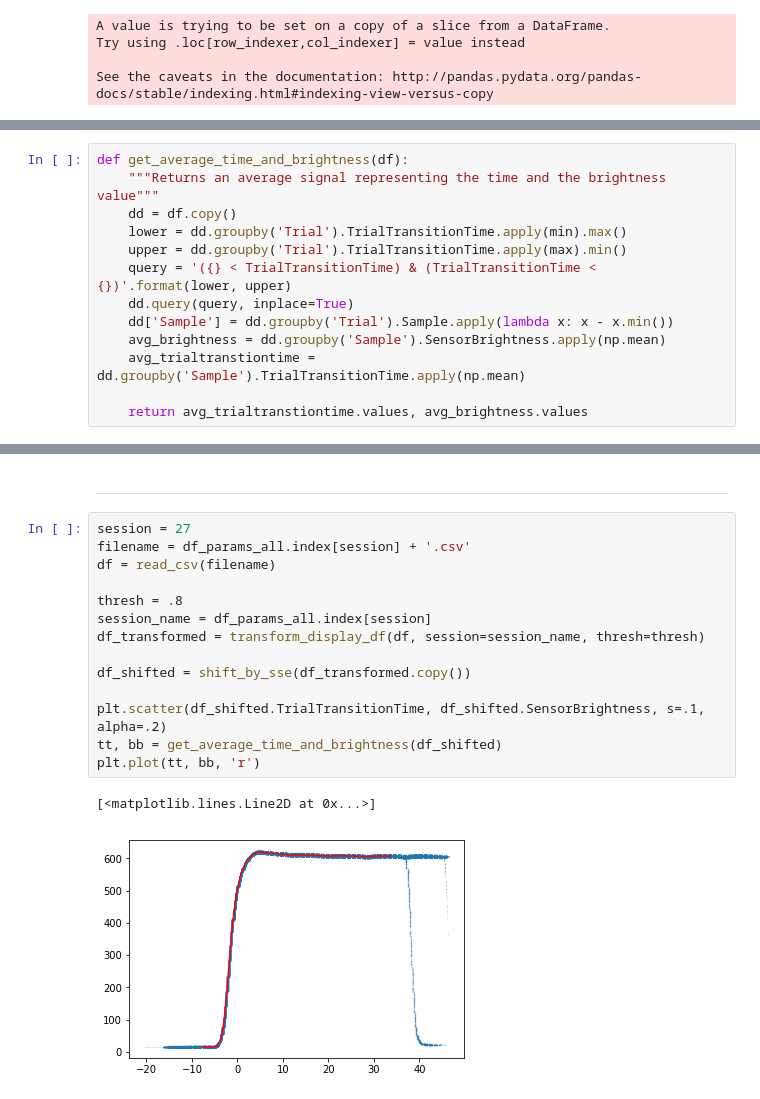
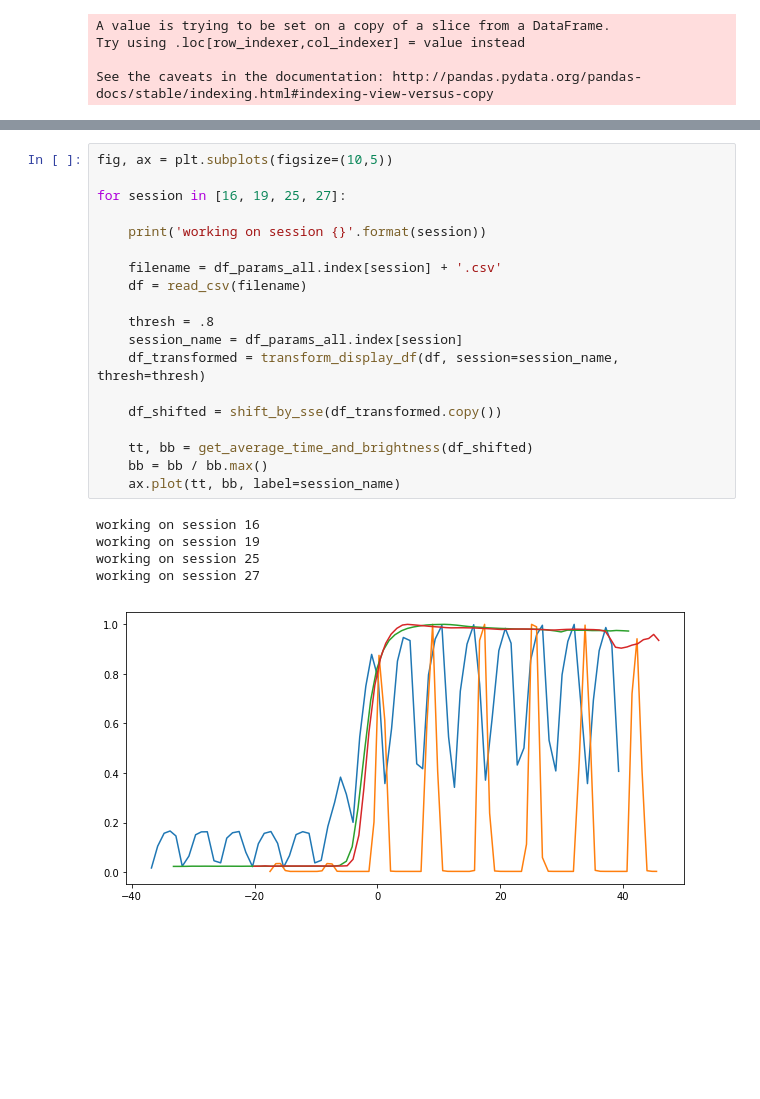
Before and after one commit to mohammadbashiri/vrlatency, a Jupyter notebook: notebooks/reports/Display.ipynb, the cells around one changed output, grey strips where cells are left out. Cells and saved outputs as stored; diff of their text form; blank space fills up the shorter version.

```diff
--- a/notebooks/reports/Display.ipynb
+++ b/notebooks/reports/Display.ipynb
@@ -181,13 +175,0 @@ plt.plot(avg_trialtranstiontime, avg_brightness, 'r')
-# %%
-def get_average_time_and_brightness(df):
-    """Returns an average signal representing the time and the brightness value"""
-    dd = df.copy()
-    lower = dd.groupby('Trial').TrialTransitionTime.apply(min).max()
-    upper = dd.groupby('Trial').TrialTransitionTime.apply(max).min()
-    query = '({} < TrialTransitionTime) & (TrialTransitionTime < {})'.format(lower, upper)
-    dd.query(query, inplace=True)
-    dd['Sample'] = dd.groupby('Trial').Sample.apply(lambda x: x - x.min())
-    avg_brightness = dd.groupby('Sample').SensorBrightness.apply(np.mean)
-    avg_trialtranstiontime = dd.groupby('Sample').TrialTransitionTime.apply(np.mean)
-
-    return avg_trialtranstiontime.values, avg_brightness.values
@@ -201,19 +176,25 @@ plt.plot(tt, bb, 'r')
-# %% [markdown]
----
 # %%
-session = 27
-filename = df_params_all.index[session] + '.csv'
-df = read_csv(filename)
+fig, ax = plt.subplots(figsize=(10,5))
 
-thresh = .8
-session_name = df_params_all.index[session]
-df_transformed = transform_display_df(df, session=session_name, thresh=thresh)
+for session in [16, 19, 25, 27]:
 
-df_shifted = shift_by_sse(df_transformed.copy())
+    print('working on session {}'.format(session))
 
-plt.scatter(df_shifted.TrialTransitionTime, df_shifted.SensorBrightness, s=.1, alpha=.2)
-tt, bb = get_average_time_and_brightness(df_shifted)
-plt.plot(tt, bb, 'r')
+    filename = df_params_all.index[session] + '.csv'
+    df = read_csv(filename)
+
+    thresh = .8
+    session_name = df_params_all.index[session]
+    df_transformed = transform_display_df(df, session=session_name, thresh=thresh)
+
+    df_shifted = shift_by_sse(df_transformed.copy())
+
+    tt, bb = get_average_time_and_brightness(df_shifted)
+    bb = bb / bb.max()
+    ax.plot(tt, bb, label=session_name)
 # %% [output]
-[<matplotlib.lines.Line2D at 0x...>]
+working on session 16
+working on session 19
+working on session 25
+working on session 27
-[figure, old version]
+[figure, new version]
```
Also changed, not shown: parts of 13 cells of this notebook, 1 other file.
